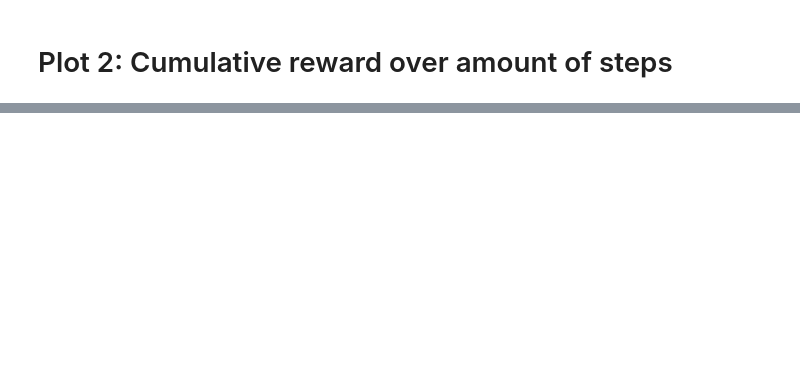
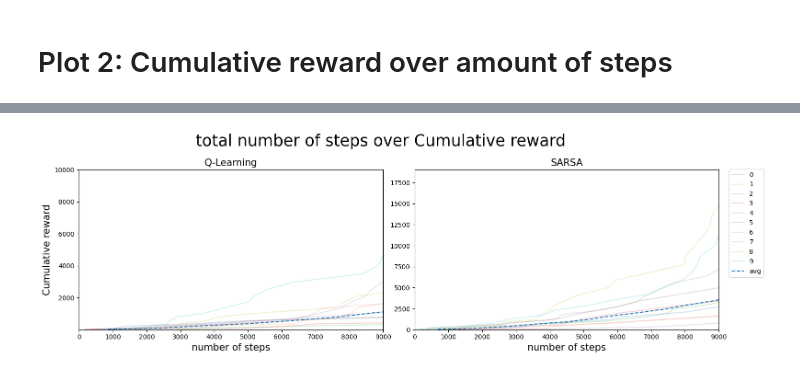
Before and after one commit to Schmiddi3110/MasterStudium, a Jupyter notebook: DRL/Studienarbeiten/Studienarbeit1/test.ipynb, the cells around one changed output, grey strips where cells are left out. Cells and saved outputs as stored; diff of their text form; code cells hidden in the pictures; blank space fills up the shorter version.

```diff
--- a/DRL/Studienarbeiten/Studienarbeit1/test.ipynb
+++ b/DRL/Studienarbeiten/Studienarbeit1/test.ipynb
@@ -250,8 +291,8 @@ Q_PARAMS_A2
 def plot_A2(qlearning_data, sarsa_data):
     fig, (ax1, ax2) = plt.subplots(1,2, figsize=(15,5))
     plt.subplots_adjust(wspace=20, right=0.7)
-    qlearning_x_avg = np.zeros((Q_EPISODES_A2))
-    qlearning_y_avg = np.zeros((Q_EPISODES_A2))
+    qlearning_x_avg = np.zeros((Q_PARAMS_A2['EPISODES']))
+    qlearning_y_avg = np.zeros((Q_PARAMS_A2['EPISODES']))
     for i in range(qlearning_data.keys().__len__()):
         qlearning_x = np.cumsum([value[0] for value in list(qlearning_data[i].values())])
         qlearning_y = np.cumsum([value[1] for value in list(qlearning_data[i].values())])
@@ -271,12 +312,12 @@ def plot_A2(qlearning_data, sarsa_data):
     ax1.set_xlabel('number of steps', fontdict={'size':15})
     ax1.set_ylabel('Cumulative reward', fontdict={'size':15})
     ax1.set_title('Q-Learning', fontdict={'size':15})
-    ax1.set_ylim(min(val for inner_dict in qlearning_data.values() for inner_list in inner_dict.values() for val in inner_list), max(val for inner_dict in qlearning_data.values() for inner_list in inner_dict.values() for val in inner_list))
+    ax1.set_ylim(min(val for inner_dict in qlearning_data.values() for inner_list in inner_dict.values() for val in inner_list), 10000)
     ax1.set_xlim(0,9000)
 
     #SARSA
-    sarsa_x_avg = np.zeros((SARSA_EPISODES_A2))
-    sarsa_y_avg = np.zeros((SARSA_EPISODES_A2))
+    sarsa_x_avg = np.zeros((SARSA_PARAMS_A2['EPISODES']))
+    sarsa_y_avg = np.zeros((SARSA_PARAMS_A2['EPISODES']))
     for i in range(qlearning_data_A2.keys().__len__()):
         sarsa_x = np.cumsum([value[0] for value in list(sarsa_data[i].values())])
         sarsa_y = np.cumsum([value[1] for value in list(sarsa_data[i].values())])
@@ -355,0 +420,4 @@ plot_steps(qlearning_data_A2,Q_PARAMS_A2['EPISODES'],sarsa_data_A2, SARSA_PARAMS
+# %%
+plot_A2(qlearning_data_A2, sarsa_data_A2)
+# %% [output]
+[figure, added]
```
Also changed, not shown: parts of 10 cells of this notebook, 2 other files.
